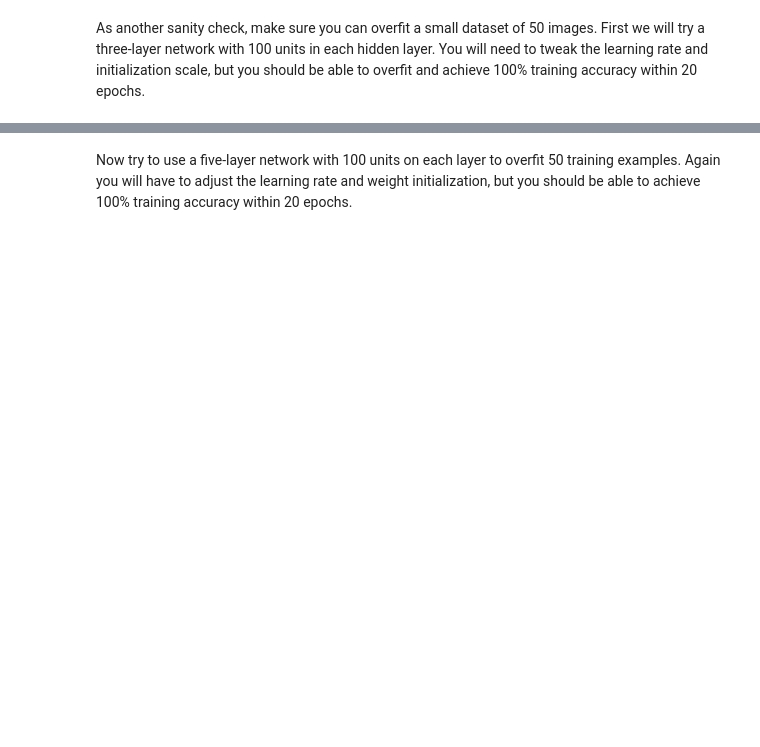
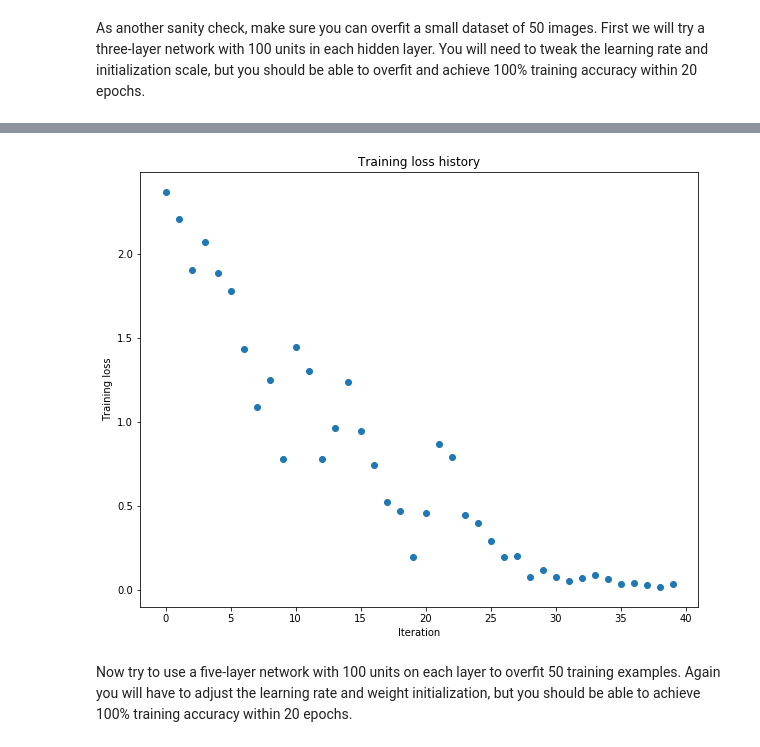
Before and after one commit to atekaya/stanford-cs231n, a Jupyter notebook: assignment2/FullyConnectedNets.ipynb, the cells around one changed output, grey strips where cells are left out. Saved outputs shown, nothing was run; the diff lists cells and outputs as text; code cells hidden in the pictures; blank space fills up the shorter version.

```diff
--- a/assignment2/FullyConnectedNets.ipynb
+++ b/assignment2/FullyConnectedNets.ipynb
@@ -380,7 +428,7 @@ small_data = {
 }
 
 weight_scale = 1e-2
-learning_rate = 1e-4
+learning_rate = 1e-2
 model = FullyConnectedNet([100, 100],
               weight_scale=weight_scale, dtype=np.float64)
 solver = Solver(model, small_data,
@@ -397,3 +445,4 @@ plt.title('Training loss history')
 plt.xlabel('Iteration')
 plt.ylabel('Training loss')
 plt.show()
+# %% [output]
@@ -400,3 +466,4 @@ plt.show()
+[figure, added]
 # %% [markdown]
 Now try to use a five-layer network with 100 units on each layer to overfit 50 training examples. Again you will have to adjust the learning rate and weight initialization, but you should be able to achieve 100% training accuracy within 20 epochs.
 # %%
```
Also changed, not shown: parts of 10 cells of this notebook, 1 other file.
